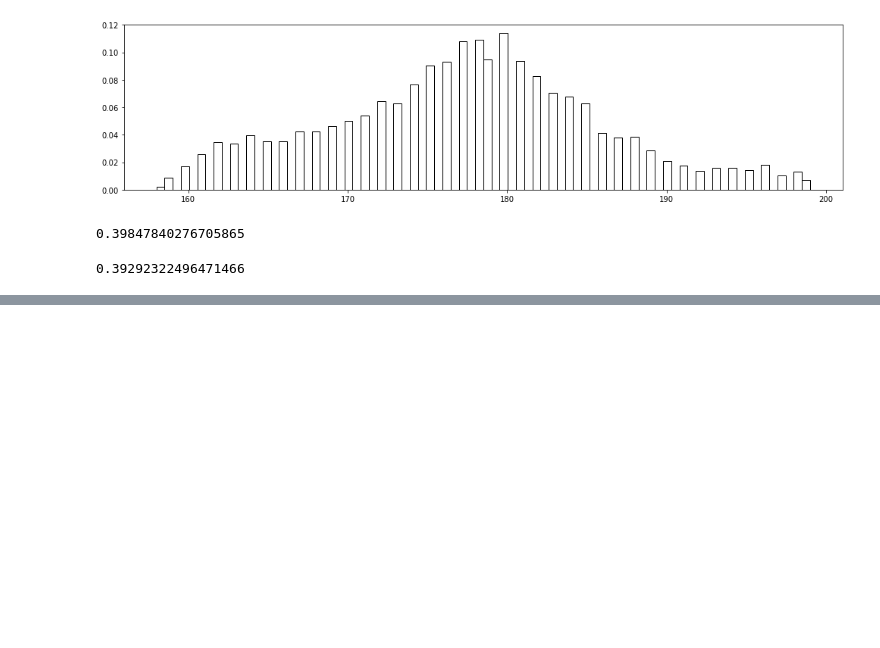
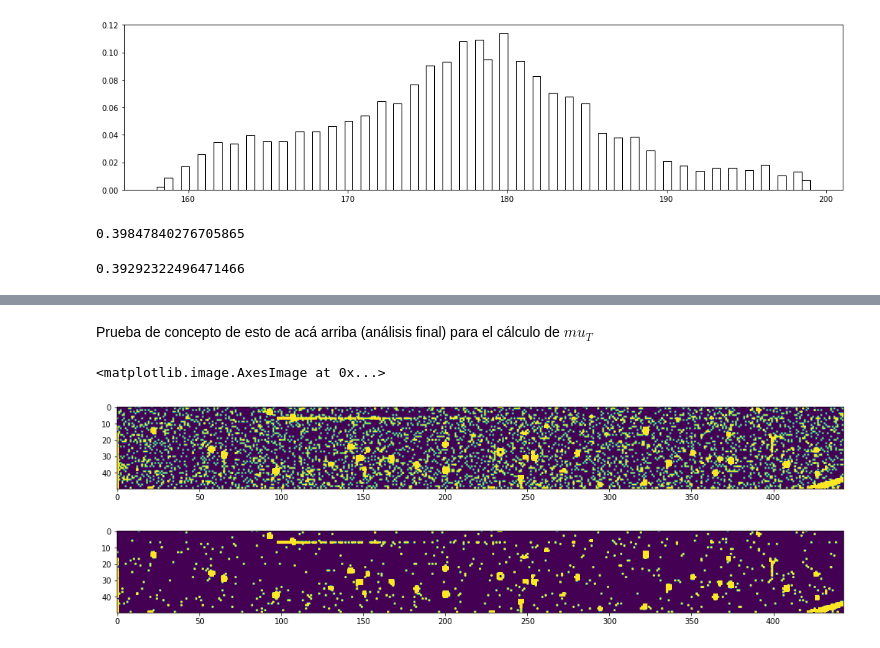
Before and after one commit to Igna11/Tesis-Skipper, a Jupyter notebook: Analisis_Imagenes_descomposicion_eventos.ipynb, the cells around one changed output, grey strips where cells are left out. Cells and saved outputs as stored; diff of their text form; code cells hidden in the pictures; blank space fills up the shorter version.

Commit message:
minor
analisis finale

```diff
--- a/Analisis_Imagenes_descomposicion_eventos.ipynb
+++ b/Analisis_Imagenes_descomposicion_eventos.ipynb
@@ -210,0 +228,20 @@ fano
+# %% [markdown]
+Prueba de concepto de esto de acá arriba (análisis final) para el cálculo de $mu_{T}$
+# %%
+# tomo una imagen random
+img = random.choice(fits_imgs_list)
+# %%
+# La escribo en unidades de electrones
+img_e = manipufits.ADU2e(img)[0][:, 8:451]
+# %%
+# Ahora me quedo con la imagen con 2 o más electrones
+img_2omas = manipufits.single_fits2double_fits(img)[1][:, 8:451]
+# %%
+plt.figure(figsize=(17,2))
+plt.imshow(img_e, vmin=0, vmax=1)
+plt.figure(figsize=(17,2))
+plt.imshow(img_2omas, vmin=0, vmax=1)
+# %% [output]
+<matplotlib.image.AxesImage at 0x...>
+[figure, added]
+[figure, added]
```
Also changed, not shown: parts of 19 cells of this notebook, 1 other file.
